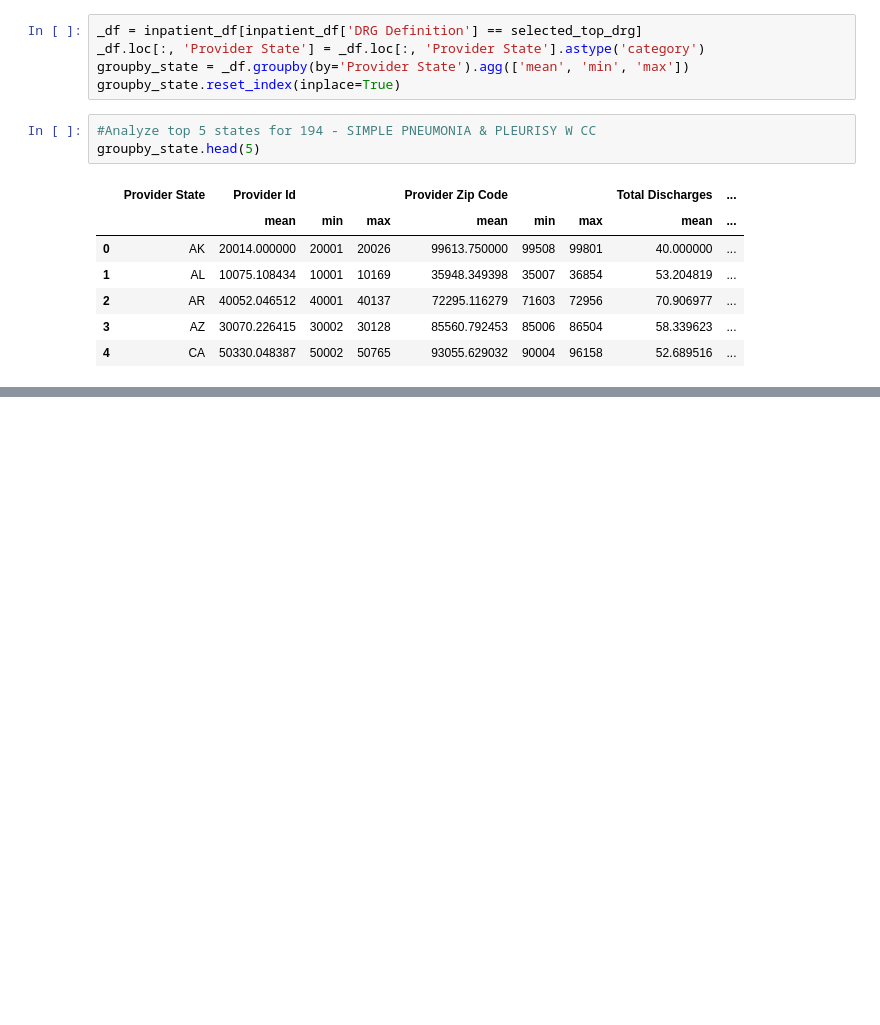
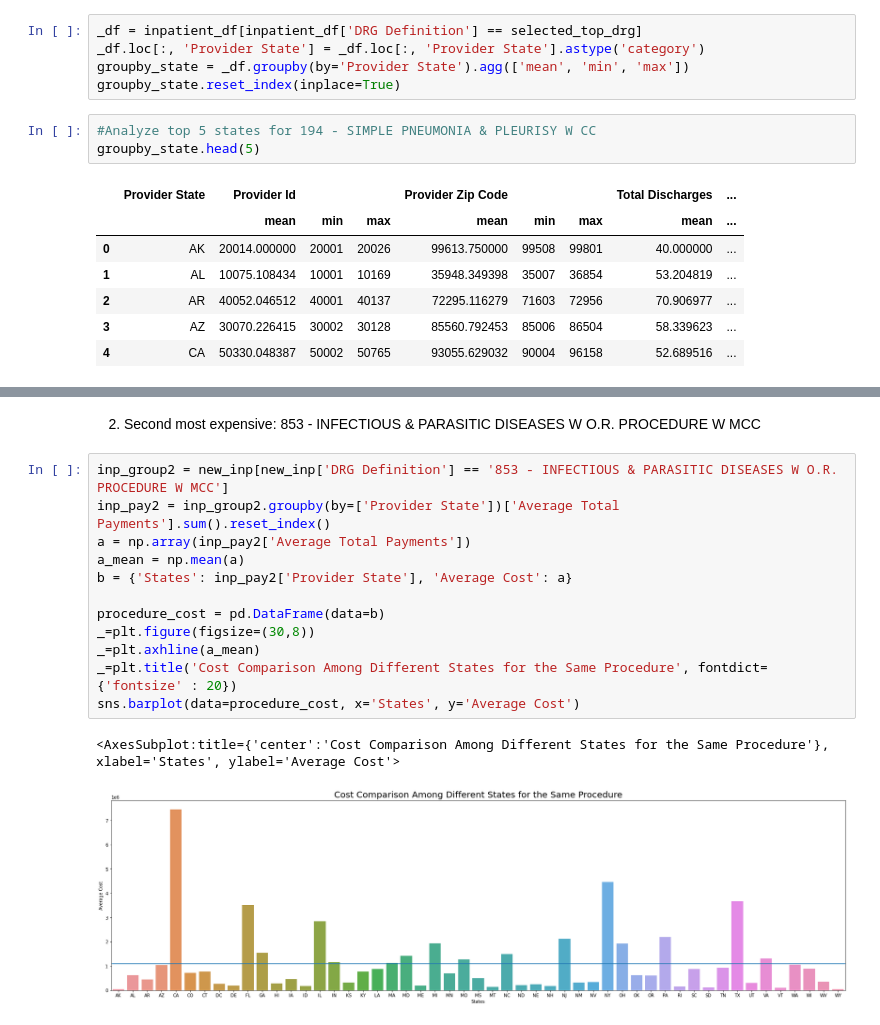
Before and after one commit to blueming-camelia/CIS6397_Project, a Jupyter notebook: inpatientData.ipynb, the cells around one changed output, grey strips where cells are left out. Cells and saved outputs as stored; diff of their text form; blank space fills up the shorter version.

```diff
--- a/inpatientData.ipynb
+++ b/inpatientData.ipynb
@@ -367,0 +424,17 @@ fig.write_image("inpatient_analysis_graphs\inpatient_top_procedure_cost_per_stat
+# %% [markdown]
+2. Second most expensive: 853 - INFECTIOUS & PARASITIC DISEASES W O.R. PROCEDURE W MCC
+# %%
+inp_group2 = new_inp[new_inp['DRG Definition'] == '853 - INFECTIOUS & PARASITIC DISEASES W O.R. PROCEDURE W MCC']
+inp_pay2 = inp_group2.groupby(by=['Provider State'])['Average Total Payments'].sum().reset_index()
+a = np.array(inp_pay2['Average Total Payments'])
+a_mean = np.mean(a)
+b = {'States': inp_pay2['Provider State'], 'Average Cost': a}
+
+procedure_cost = pd.DataFrame(data=b)
+_=plt.figure(figsize=(30,8))
+_=plt.axhline(a_mean)
+_=plt.title('Cost Comparison Among Different States for the Same Procedure', fontdict={'fontsize' : 20})
+sns.barplot(data=procedure_cost, x='States', y='Average Cost')
+# %% [output]
+<AxesSubplot:title={'center':'Cost Comparison Among Different States for the Same Procedure'}, xlabel='States', ylabel='Average Cost'>
+[figure, added]
```
Also changed, not shown: parts of 9 cells of this notebook, 1 other file.
